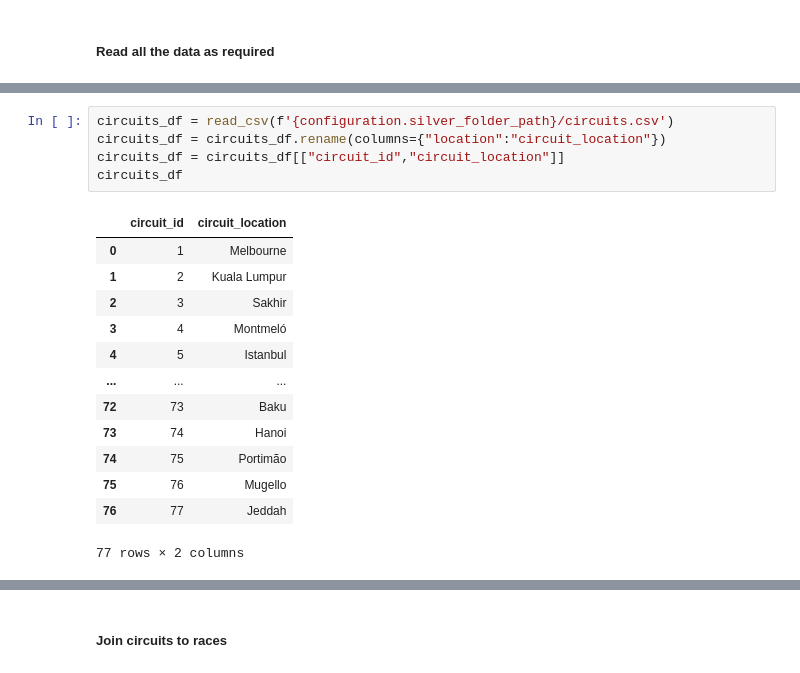
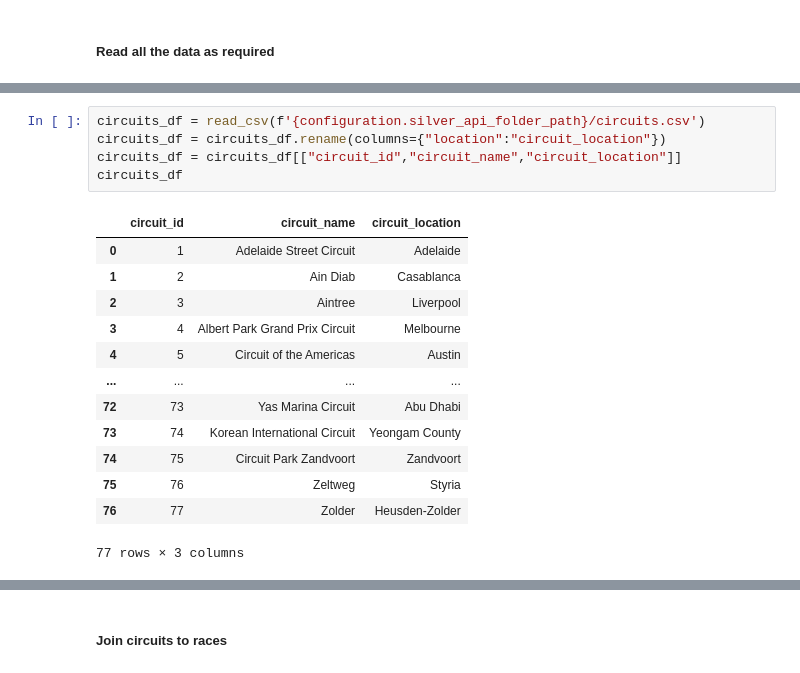
Before and after one commit to lhanna77/Formula1-Project, a Jupyter notebook: rpt_1.race_results.ipynb, the cells around one changed output, grey strips where cells are left out. Saved outputs shown, nothing was run; the diff lists cells and outputs as text.

```diff
--- a/rpt_1.race_results.ipynb
+++ b/rpt_1.race_results.ipynb
@@ -45,20 +45,20 @@ constructors_df
 # %%
-circuits_df = read_csv(f'{configuration.silver_folder_path}/circuits.csv')
+circuits_df = read_csv(f'{configuration.silver_api_folder_path}/circuits.csv')
 circuits_df = circuits_df.rename(columns={"location":"circuit_location"})
-circuits_df = circuits_df[["circuit_id","circuit_location"]]
+circuits_df = circuits_df[["circuit_id","circuit_name","circuit_location"]]
 circuits_df
 # %% [output]
-|  | circuit_id | circuit_location |
-| 0 | 1 | Melbourne |
-| 1 | 2 | Kuala Lumpur |
-| 2 | 3 | Sakhir |
-| 3 | 4 | Montmeló |
-| 4 | 5 | Istanbul |
-| ... | ... | ... |
-| 72 | 73 | Baku |
-| 73 | 74 | Hanoi |
-| 74 | 75 | Portimão |
-| 75 | 76 | Mugello |
-| 76 | 77 | Jeddah |
+|  | circuit_id | circuit_name | circuit_location |
+| 0 | 1 | Adelaide Street Circuit | Adelaide |
+| 1 | 2 | Ain Diab | Casablanca |
+| 2 | 3 | Aintree | Liverpool |
+| 3 | 4 | Albert Park Grand Prix Circuit | Melbourne |
+| 4 | 5 | Circuit of the Americas | Austin |
+| ... | ... | ... | ... |
+| 72 | 73 | Yas Marina Circuit | Abu Dhabi |
+| 73 | 74 | Korean International Circuit | Yeongam County |
+| 74 | 75 | Circuit Park Zandvoort | Zandvoort |
+| 75 | 76 | Zeltweg | Styria |
+| 76 | 77 | Zolder | Heusden-Zolder |
-77 rows × 2 columns
+77 rows × 3 columns
 # %%
```
Also changed, not shown: parts of 10 cells of this notebook, 9 other files.
